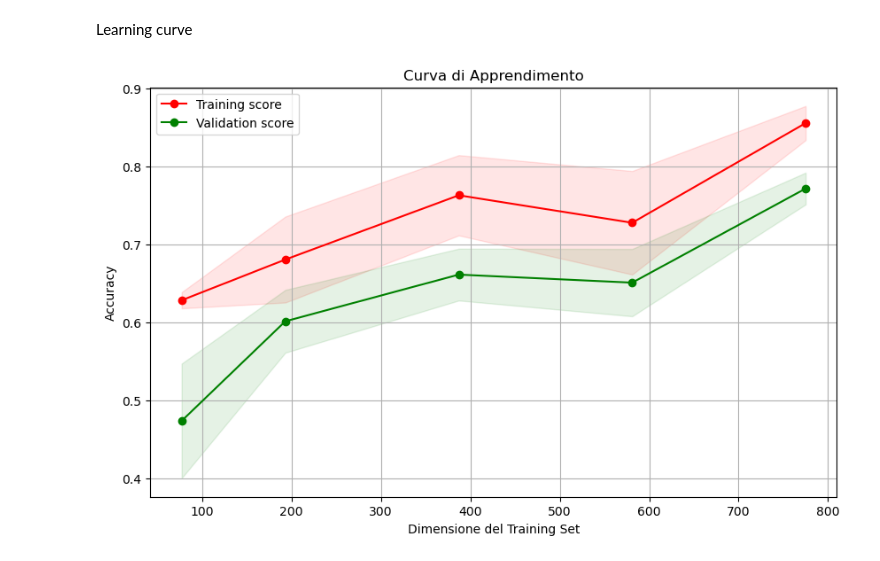
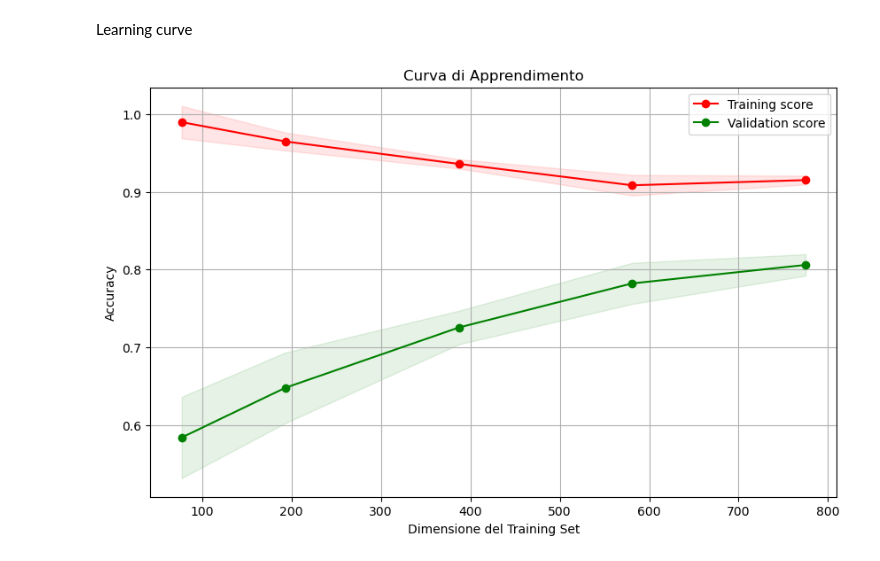
Before and after one commit to danlerr/Fondamenti-del-machine-learning, a Jupyter notebook: step4Percett.ipynb, the cells around one changed output. Cells and saved outputs as stored; diff of their text form; code cells hidden in the pictures.

```diff
--- a/step4Percett.ipynb
+++ b/step4Percett.ipynb
@@ -66,7 +67,7 @@ param_grid = {
     'eta0': [0.001, 0.01, 0.1, 1],  # Tasso di apprendimento
     'max_iter': [100, 200, 500, 1000],  # Numero di iterazioni
     'alpha': [0.0001, 0.001, 0.01],  # Regolarizzazione L2
-    'class_weight': [None, 'balanced'],  # Bilanciamento delle classi
+    'class_weight': ['balanced'],  # Bilanciamento delle classi
     'tol': [1e-4, 1e-3, 1e-2]  # Tolleranza per la convergenza
 }
 
@@ -141,0 +150,17 @@ La scelta di passare al MLP è stata naturale per affrontare problemi non linear
+# %%
+from sklearn.neural_network import MLPClassifier
+from sklearn.metrics import classification_report
+
+# Creazione del modello MLP con parametri di default
+mlp_default = MLPClassifier(random_state=42, max_iter=5000)  # Solo random_state per riproducibilità
+
+# Allenamento del modello sul dataset bilanciato
+mlp_default.fit(X_train, y_train)
+
+# Predizioni sul set di test
+y_pred = mlp_default.predict(X_test)
+
+# Valutazione del modello
+print("Classification Report:")
+print(classification_report(y_test, y_pred))
+print(f"Accuracy: {accuracy_score(y_test, y_pred):.2f}")
@@ -182,0 +217,23 @@ Migliori parametri: {'activation': 'relu', 'alpha': 0.01, 'hidden_layer_sizes':
+# %%
+
+from sklearn.model_selection import GridSearchCV
+# Definizione della griglia per la ricerca dei parametri ottimali tramite GridSerachCV
+param_grid = {
+    'hidden_layer_sizes': [(100,), (50, 50), (200,)],  # Combinazioni di neuroni negli strati nascosti
+    'activation': ['relu', 'tanh'],  # Funzioni di attivazione comuni
+    'alpha': [0.0001, 0.001, 0.01],  # Regularization strength (penalizzazione della complessità)
+    'learning_rate_init': [0.0001, 0.001]  # Velocità di apprendimento iniziale
+}
+# GridSearchCV per trovare i parametri migliori
+grid_search = GridSearchCV(estimator=mlp,
+                           param_grid=param_grid,
+                           cv=3,
+                           scoring='f1_weighted',
+                           n_jobs=-1,
+                           verbose=2,
+                           return_train_score=True)
+
+grid_search.fit(X_bal, y_bal)  # Allenamento sul dataset bilanciato
+
+#Migliori parametri trovati
+print(f"Migliori parametri: {grid_search.best_params_}")
@@ -243,25 +358,25 @@ Learning curve
 # %%
 # Curva di apprendimento
 train_sizes, train_scores, test_scores = learning_curve(
-    best_mlp, X_res, y_res, cv=5, scoring='accuracy', n_jobs=-1, train_sizes=[0.1, 0.25, 0.5, 0.75, 1.0]
+    best_mlp, X_bal, y_bal, cv=5, scoring='accuracy', n_jobs=-1, train_sizes=[0.1, 0.25, 0.5, 0.75, 1.0]
 )
 
 # Calcolo delle medie e deviazioni standard
 train_scores_mean = train_scores.mean(axis=1)
 train_scores_std = train_scores.std(axis=1)
 test_scores_mean = test_scores.mean(axis=1)
 test_scores_std = test_scores.std(axis=1)
 
 plt.figure(figsize=(10, 6))
 plt.fill_between(train_sizes, train_scores_mean - train_scores_std, train_scores_mean + train_scores_std, alpha=0.1, color="r")
 plt.fill_between(train_sizes, test_scores_mean - test_scores_std, test_scores_mean + test_scores_std, alpha=0.1, color="g")
 plt.plot(train_sizes, train_scores_mean, 'o-', color="r", label="Training score")
 plt.plot(train_sizes, test_scores_mean, 'o-', color="g", label="Validation score")
 plt.xlabel("Dimensione del Training Set")
 plt.ylabel("Accuracy")
 plt.title("Curva di Apprendimento")
 plt.legend(loc="best")
 plt.grid(True)
 plt.show()
 # %% [output]
-[figure, old version]
+[figure, new version]
```
Also changed, not shown: parts of 19 cells of this notebook.
